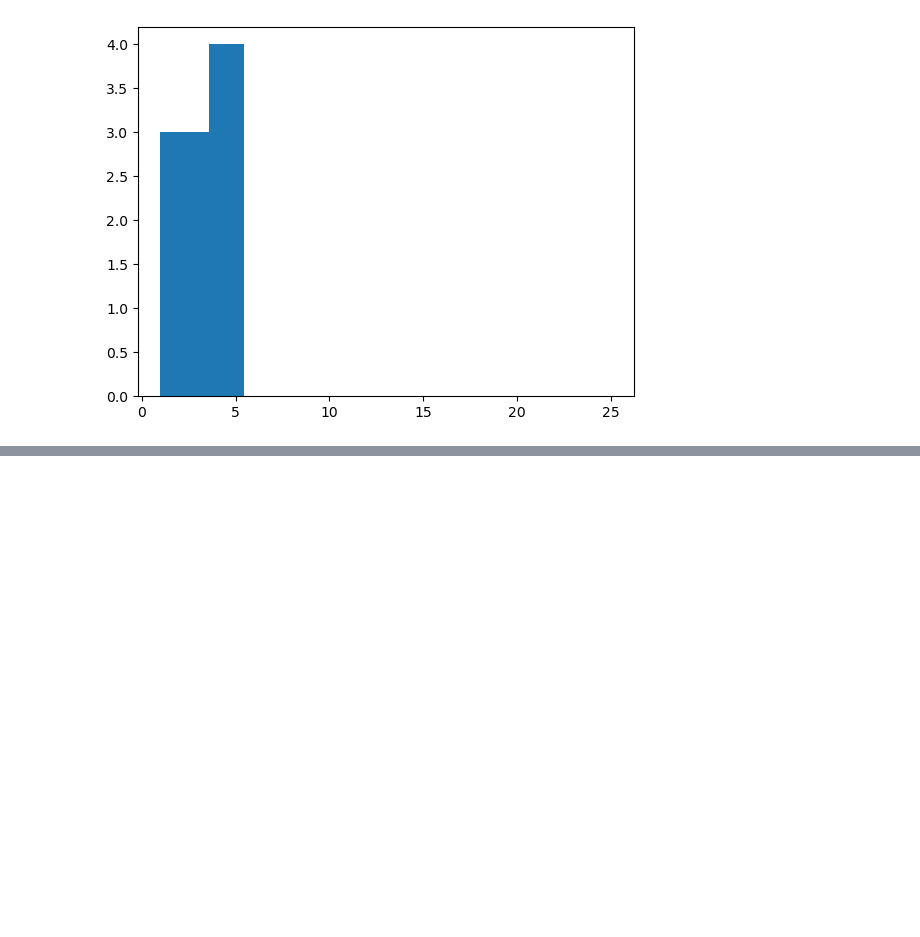
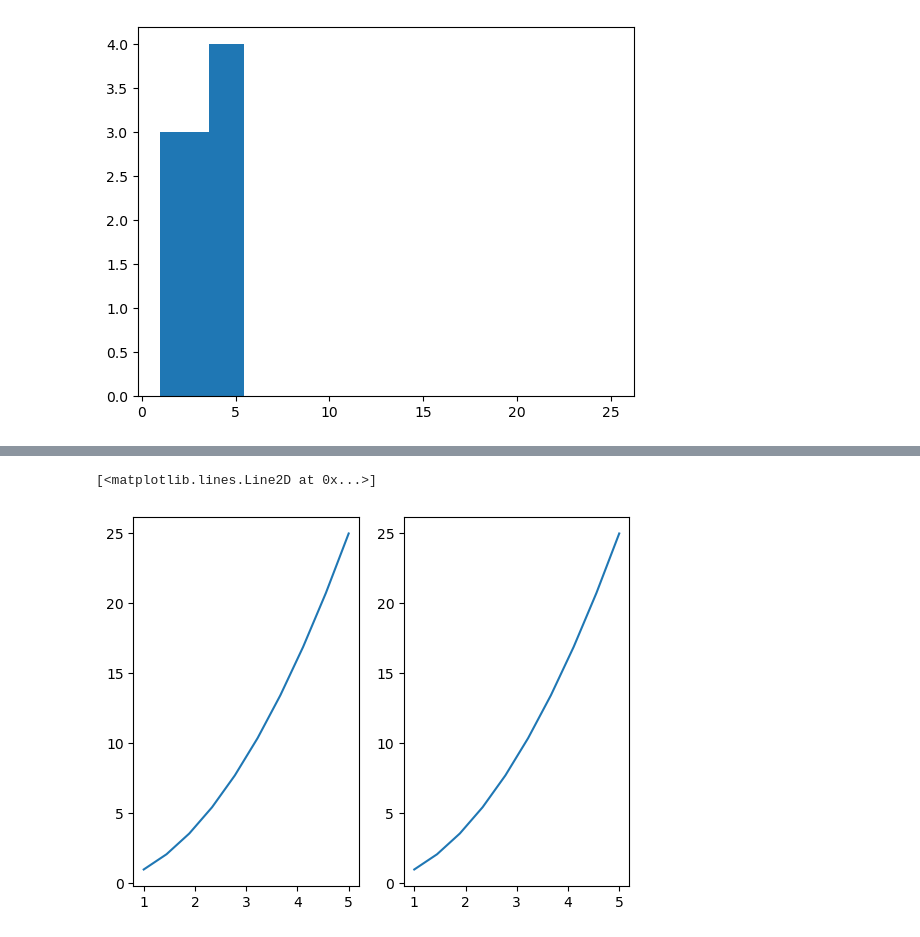
Before and after one commit to debmalya20/-Data-Visualization-, a Jupyter notebook: practice.ipynb, the cells around one changed output, grey strips where cells are left out. Drawn from its saved outputs; the diff is of its cells as text; code cells hidden in the pictures; blank space fills up the shorter version.

```diff
--- a/practice.ipynb
+++ b/practice.ipynb
@@ -142,0 +158,8 @@ plt.hist(x,y)
+# %%
+plt.subplot(1,2,1)
+plt.plot(x,y)
+plt.subplot(1,2,2)
+plt.plot(x,y)
+# %% [output]
+[<matplotlib.lines.Line2D at 0x...>]
+[figure, added]
```
Also changed, not shown: parts of 5 cells of this notebook.
